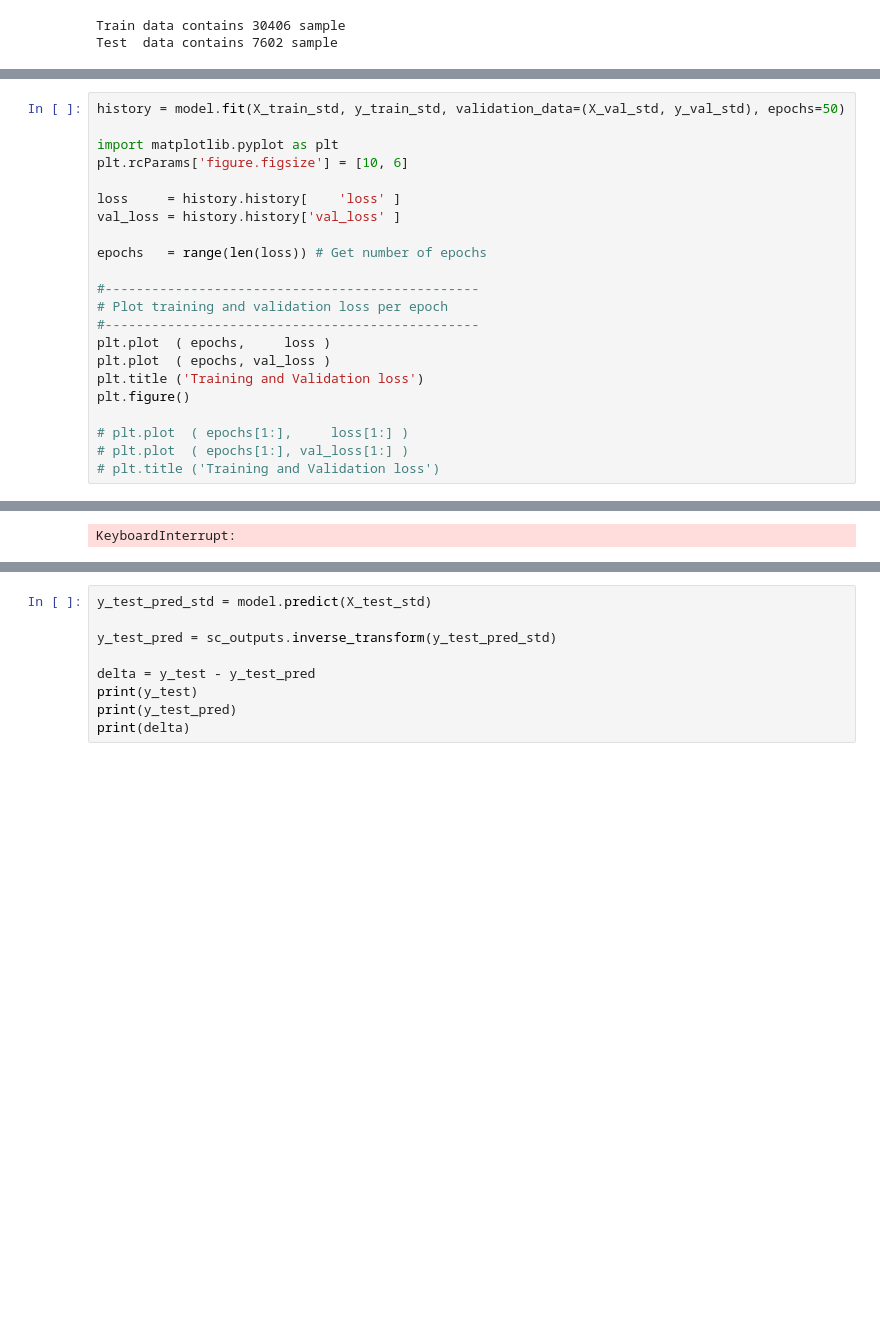
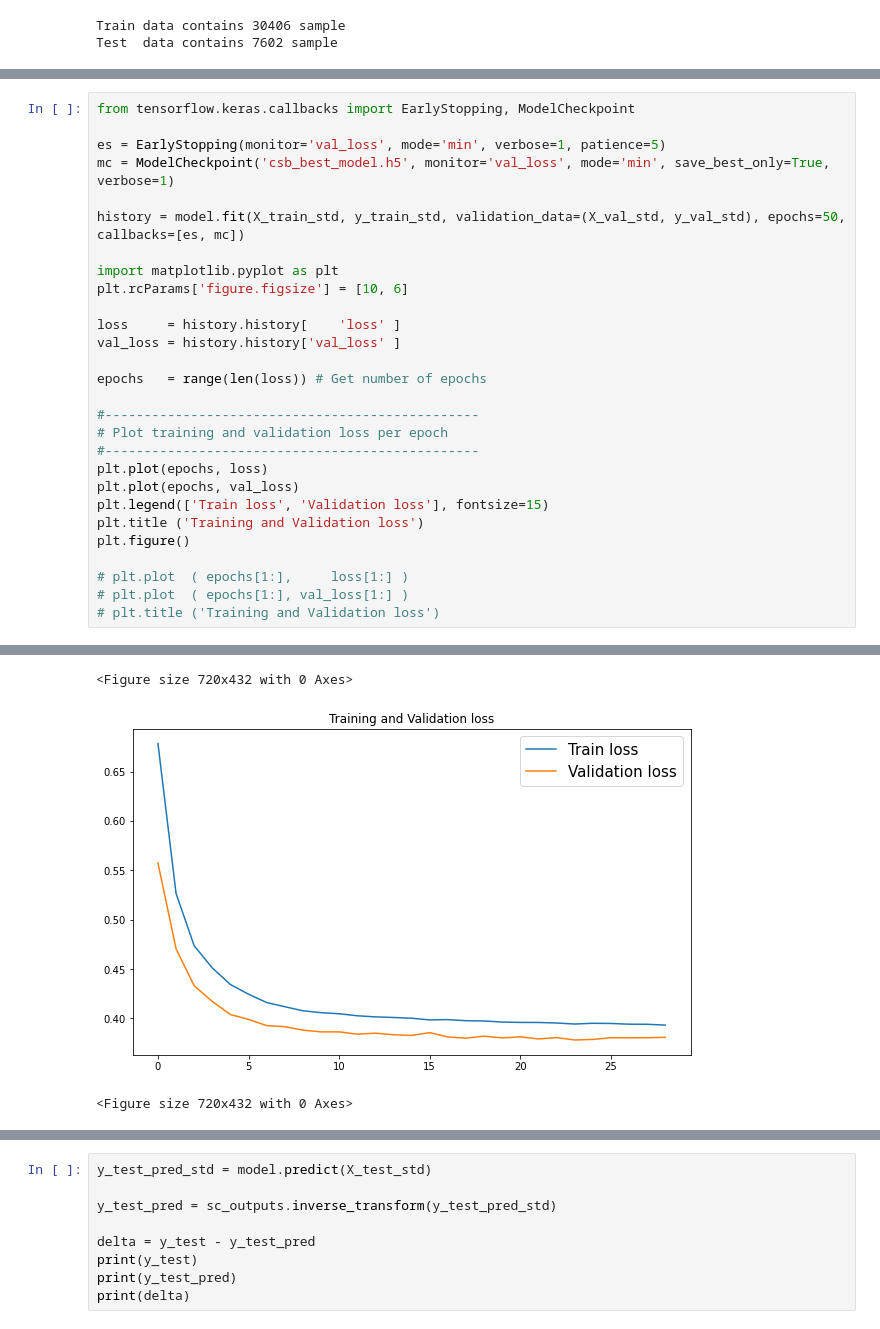
Before and after one commit to francoisbeaussier/csb-net, a Jupyter notebook: src/train.ipynb, the cells around one changed output, grey strips where cells are left out. Saved outputs shown, nothing was run; the diff lists cells and outputs as text; blank space fills up the shorter version.

```diff
--- a/src/train.ipynb
+++ b/src/train.ipynb
@@ -123,7 +197,12 @@ Trainable params: 2,966
 Non-trainable params: 0
 _________________________________________________________________
 # %%
-history = model.fit(X_train_std, y_train_std, validation_data=(X_val_std, y_val_std), epochs=50)
+from tensorflow.keras.callbacks import EarlyStopping, ModelCheckpoint
+
+es = EarlyStopping(monitor='val_loss', mode='min', verbose=1, patience=5)
+mc = ModelCheckpoint('csb_best_model.h5', monitor='val_loss', mode='min', save_best_only=True, verbose=1)
+
+history = model.fit(X_train_std, y_train_std, validation_data=(X_val_std, y_val_std), epochs=50, callbacks=[es, mc])
 
 import matplotlib.pyplot as plt
 plt.rcParams['figure.figsize'] = [10, 6]
@@ -136,8 +215,9 @@ epochs   = range(len(loss)) # Get number of epochs
 #------------------------------------------------
 # Plot training and validation loss per epoch
 #------------------------------------------------
-plt.plot  ( epochs,     loss )
-plt.plot  ( epochs, val_loss )
+plt.plot(epochs, loss)
+plt.plot(epochs, val_loss)
+plt.legend(['Train loss', 'Validation loss'], fontsize=15)
 plt.title ('Training and Validation loss')
 plt.figure()
 
@@ -165 +245,3 @@ Epoch 27/50
-KeyboardInterrupt:
+<Figure size 720x432 with 0 Axes>
+[figure, added]
+<Figure size 720x432 with 0 Axes>
```
Also changed, not shown: parts of 7 cells of this notebook, 2 other files.
